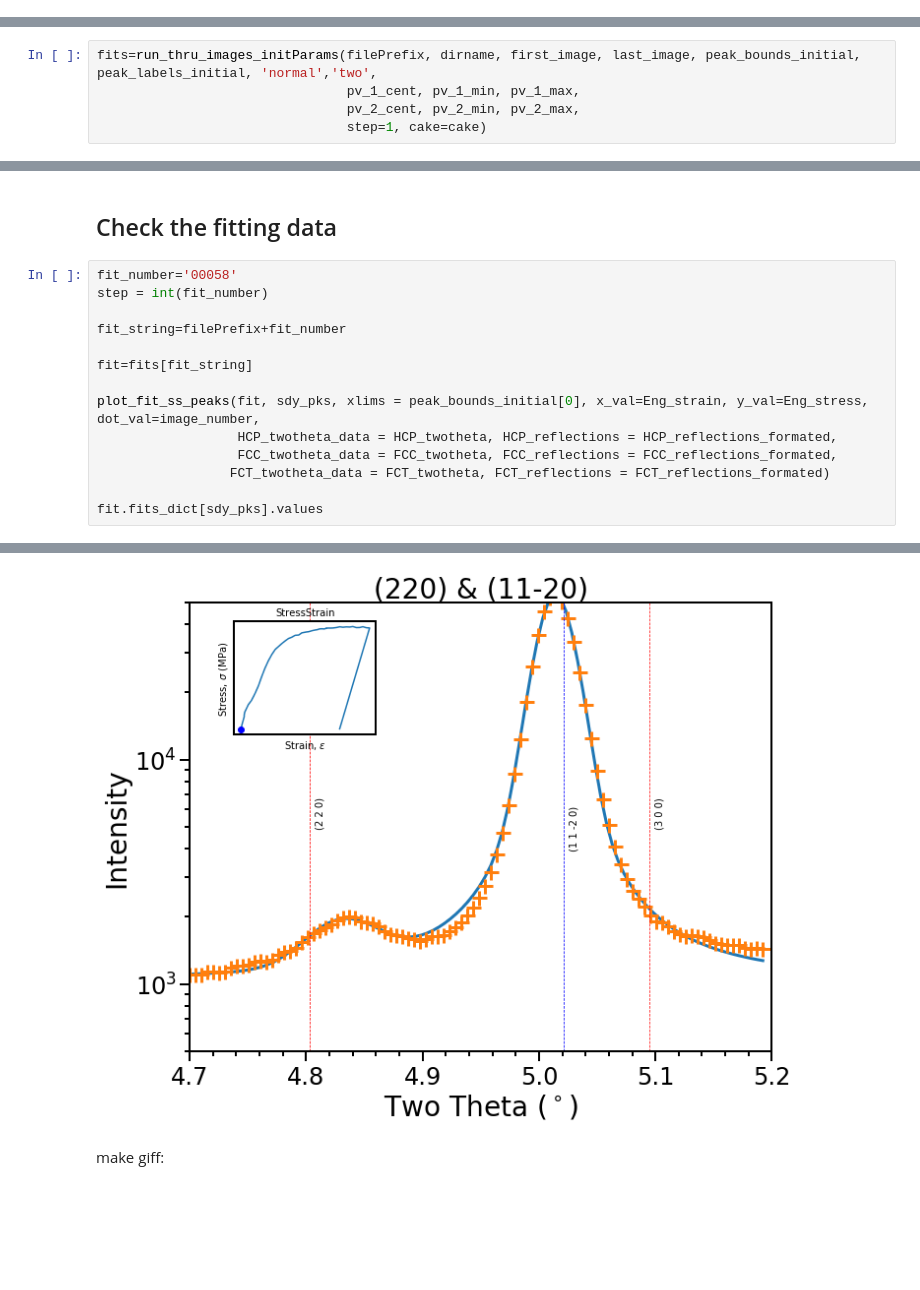
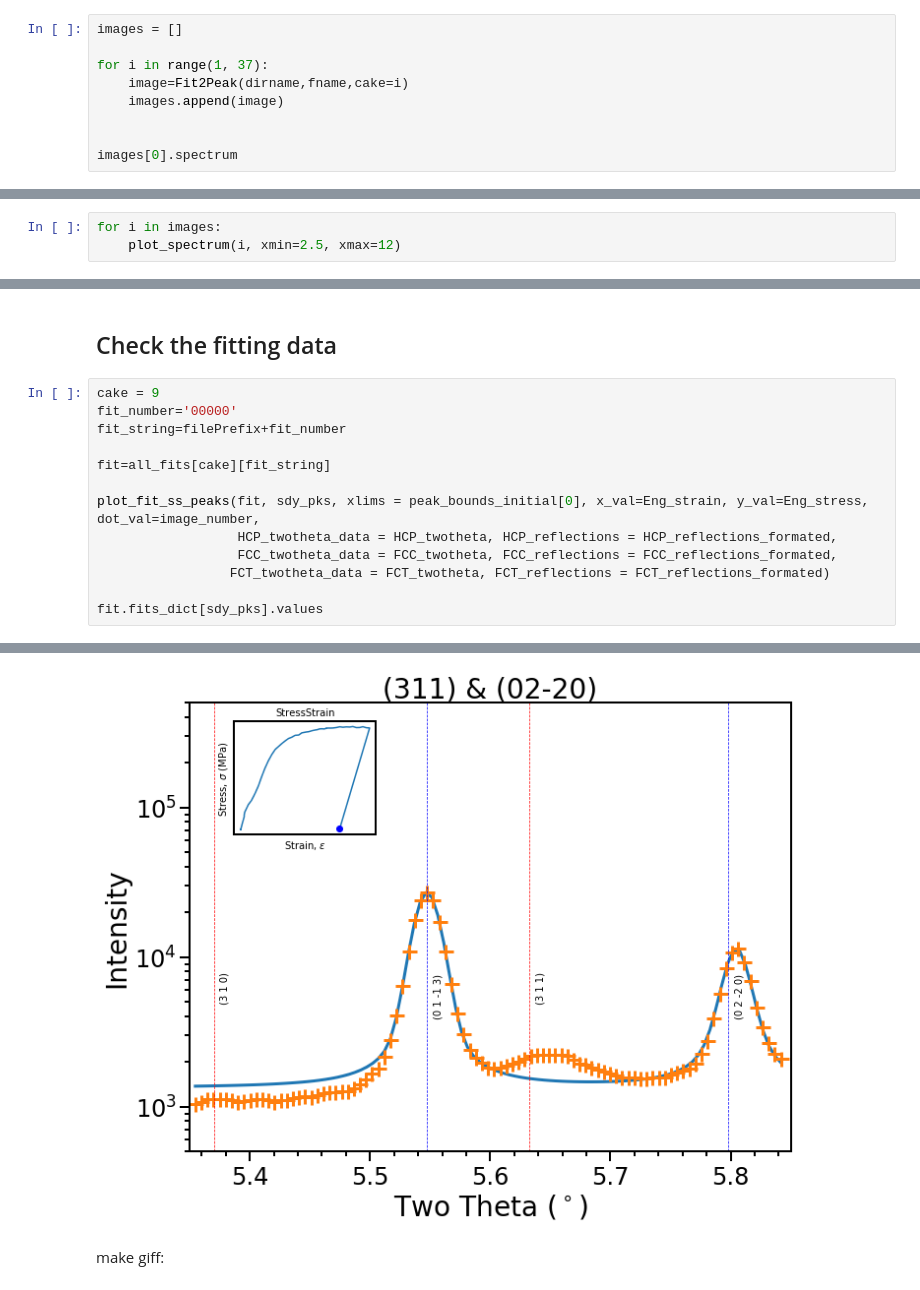
Before and after one commit to Mats-Student-Olie/Double-Peak-Fit, a Jupyter notebook: Dual Peak_Main.ipynb, the cells around one changed output, grey strips where cells are left out. Saved outputs shown, nothing was run; the diff lists cells and outputs as text; blank space fills up the shorter version.

```diff
--- a/Dual Peak_Main.ipynb
+++ b/Dual Peak_Main.ipynb
@@ -196,0 +181,9 @@ array([[  1.29015, 863.874  ],
+# %%
+images = []
+
+for i in range(1, 37):
+    image=Fit2Peak(dirname,fname,cake=i)
+    images.append(image)
+
+
+images[0].spectrum
@@ -197,2 +198,5 @@ array([[  1.29015, 863.874  ],
 # %% [markdown]
 Use the spectrum in the object and the plot_spectrum function to plot the selected regions of interest in spectrum:
+# %%
+for i in images:
+    plot_spectrum(i, xmin=2.5, xmax=12)
@@ -318,7 +325,2 @@ print(last_image)
 # %% [markdown]
 ### Remember to change Cake if needed!
-# %%
-fits=run_thru_images_initParams(filePrefix, dirname, first_image, last_image, peak_bounds_initial, peak_labels_initial, 'normal','two',
-                                pv_1_cent, pv_1_min, pv_1_max,
-                                pv_2_cent, pv_2_min, pv_2_max,
-                                step=1, cake=cake)
@@ -343,12 +387,11 @@ fits=run_thru_images_initParams(filePrefix, dirname, first_image, last_image, pe
 # %% [markdown]
 ## Check the fitting data
 # %%
-fit_number='00058'
-step = int(fit_number)
-
+cake = 9
+fit_number='00000'
 fit_string=filePrefix+fit_number
 
-fit=fits[fit_string]
+fit=all_fits[cake][fit_string]
 
 plot_fit_ss_peaks(fit, sdy_pks, xlims = peak_bounds_initial[0], x_val=Eng_strain, y_val=Eng_stress, dot_val=image_number,
                   HCP_twotheta_data = HCP_twotheta, HCP_reflections = HCP_reflections_formated,
@@ -373,4 +416,4 @@ fit.fits_dict[sdy_pks].values
-[figure, old version]
+[figure, new version]
 # %% [markdown]
 make giff:
 # %%
```
Also changed, not shown: parts of 29 cells of this notebook, 1 other file.
